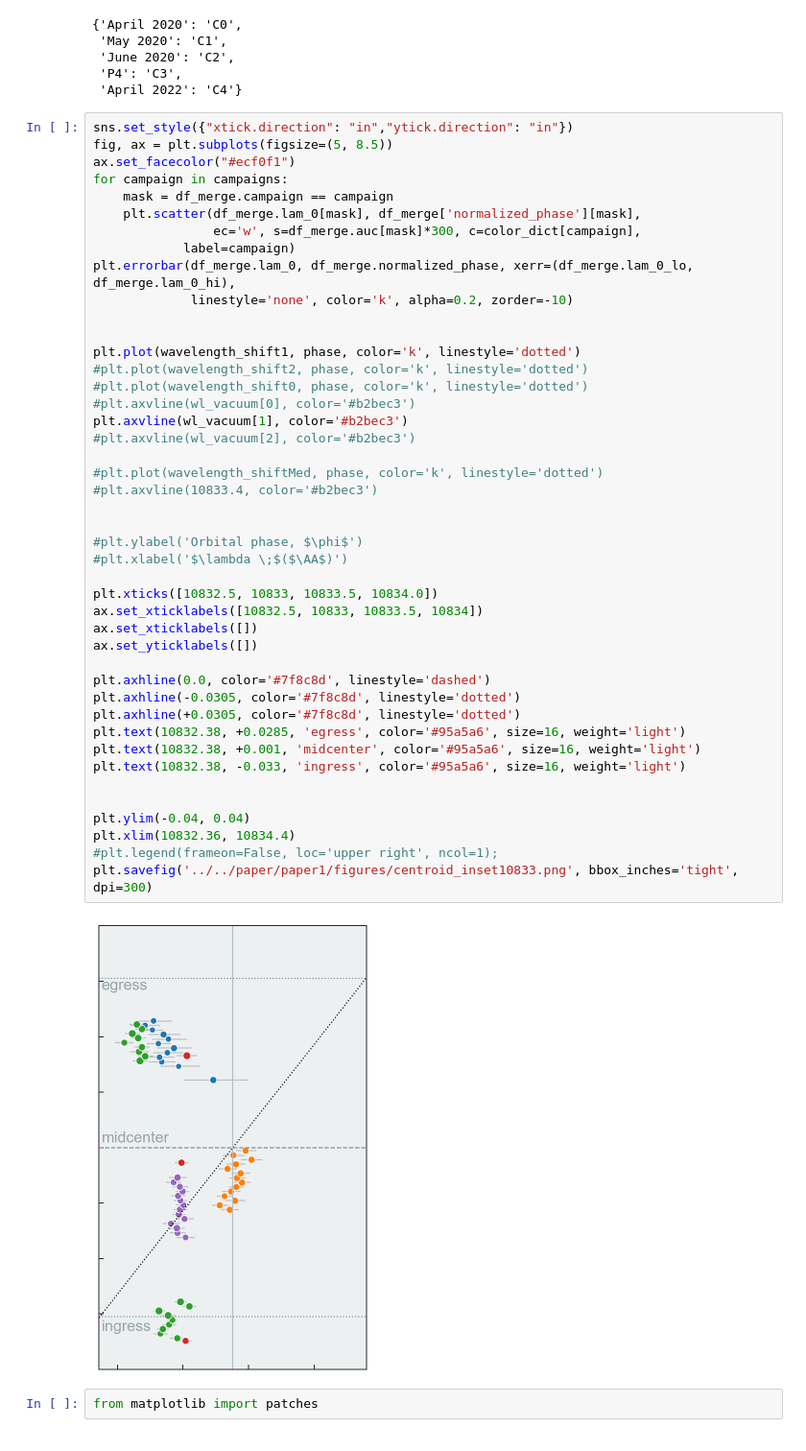
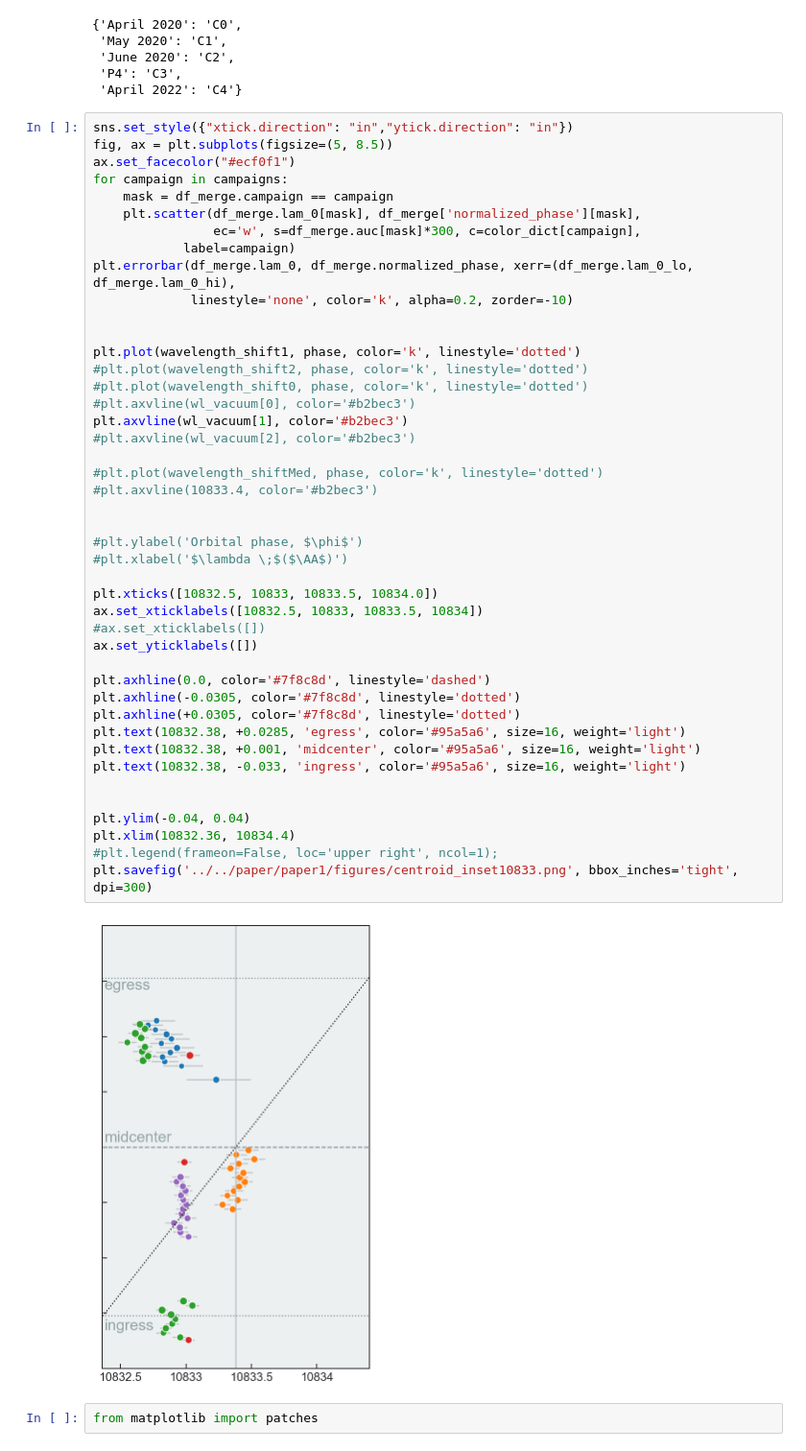
Before and after one commit to BrownDwarf/disperse, a Jupyter notebook: notebooks/04_hpf_analysis/13_centroids_for_10833.ipynb, the cells around one changed output. Shown at 96% size. Cells and saved outputs as stored; diff of their text form.

```diff
--- a/notebooks/04_hpf_analysis/13_centroids_for_10833.ipynb
+++ b/notebooks/04_hpf_analysis/13_centroids_for_10833.ipynb
@@ -189,35 +189,35 @@ plt.plot(wavelength_shift1, phase, color='k', linestyle='dotted')
 #plt.plot(wavelength_shift2, phase, color='k', linestyle='dotted')
 #plt.plot(wavelength_shift0, phase, color='k', linestyle='dotted')
 #plt.axvline(wl_vacuum[0], color='#b2bec3')
 plt.axvline(wl_vacuum[1], color='#b2bec3')
 #plt.axvline(wl_vacuum[2], color='#b2bec3')
 
 #plt.plot(wavelength_shiftMed, phase, color='k', linestyle='dotted')
 #plt.axvline(10833.4, color='#b2bec3')
 
 
 #plt.ylabel('Orbital phase, $\phi$')
 #plt.xlabel('$\lambda \;$($\AA$)')
 
 plt.xticks([10832.5, 10833, 10833.5, 10834.0])
 ax.set_xticklabels([10832.5, 10833, 10833.5, 10834])
-ax.set_xticklabels([])
+#ax.set_xticklabels([])
 ax.set_yticklabels([])
 
 plt.axhline(0.0, color='#7f8c8d', linestyle='dashed')
 plt.axhline(-0.0305, color='#7f8c8d', linestyle='dotted')
 plt.axhline(+0.0305, color='#7f8c8d', linestyle='dotted')
 plt.text(10832.38, +0.0285, 'egress', color='#95a5a6', size=16, weight='light')
 plt.text(10832.38, +0.001, 'midcenter', color='#95a5a6', size=16, weight='light')
 plt.text(10832.38, -0.033, 'ingress', color='#95a5a6', size=16, weight='light')
 
 
 plt.ylim(-0.04, 0.04)
 plt.xlim(10832.36, 10834.4)
 #plt.legend(frameon=False, loc='upper right', ncol=1);
 plt.savefig('../../paper/paper1/figures/centroid_inset10833.png', bbox_inches='tight', dpi=300)
 # %% [output]
-[figure, old version]
+[figure, new version]
 # %%
 from matplotlib import patches
 # %%
```
Also changed, not shown: 5 other files.
